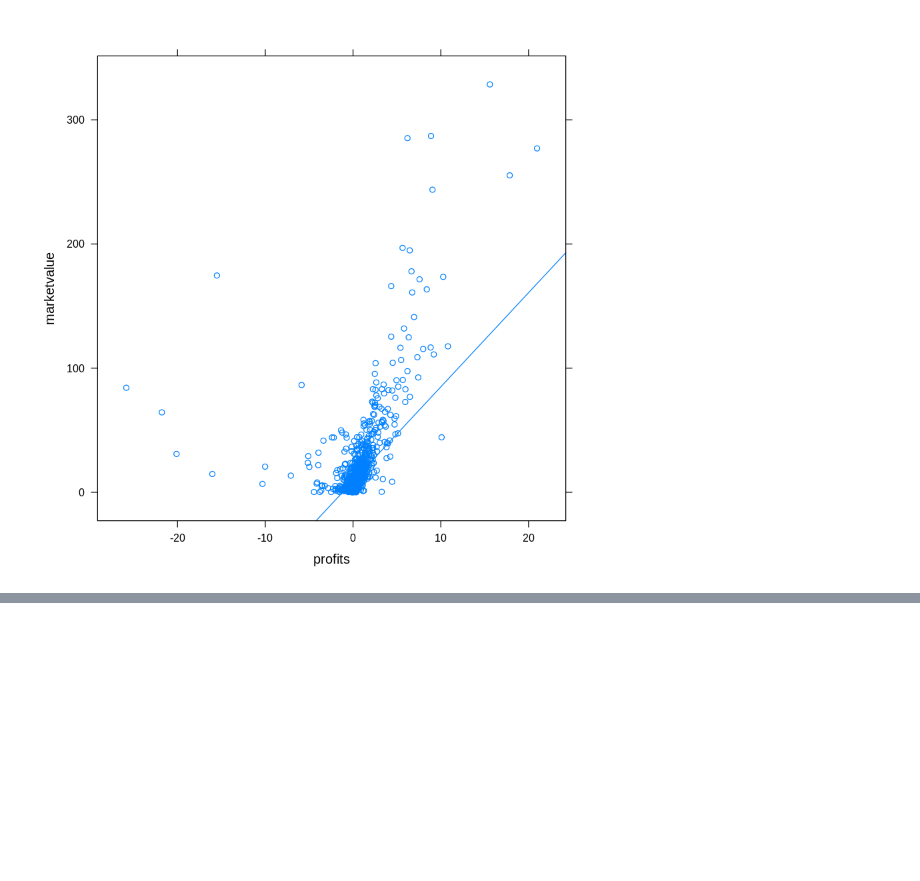
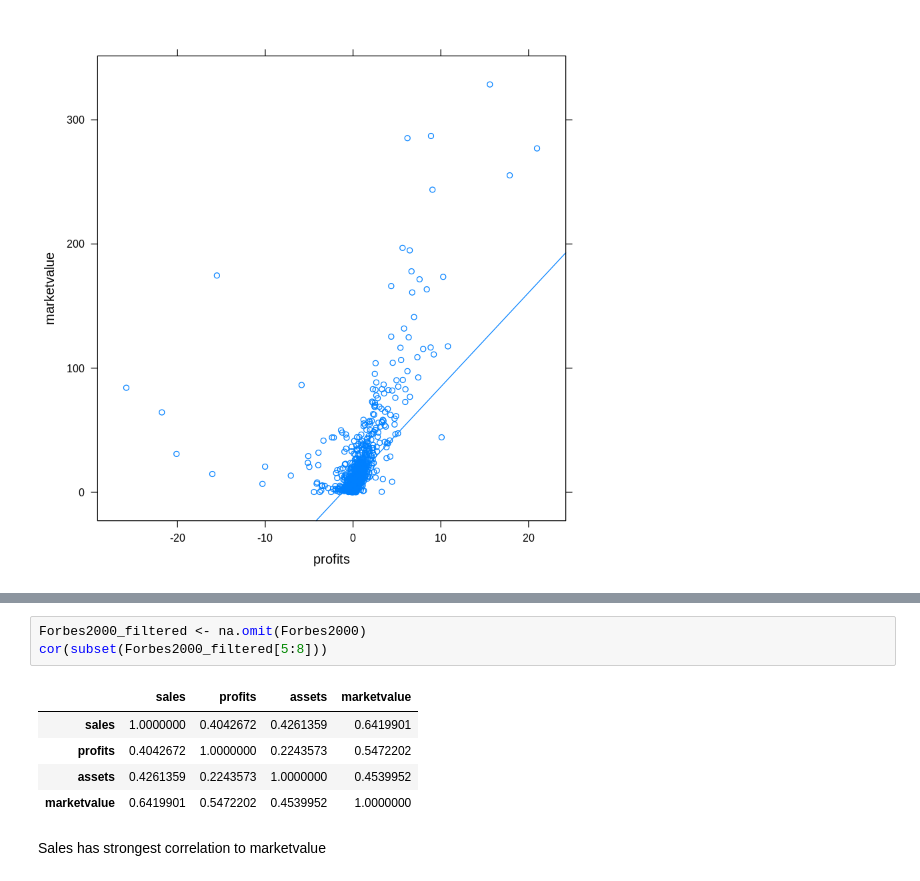
Before and after one commit to mkainula/ml-engineer, a Jupyter notebook: 01_Method_and_Tools/assignment.ipynb, the cells around one changed output, grey strips where cells are left out. Saved outputs shown, nothing was run; the diff lists cells and outputs as text; blank space fills up the shorter version.

```diff
--- a/01_Method_and_Tools/assignment.ipynb
+++ b/01_Method_and_Tools/assignment.ipynb
@@ -132,0 +150,11 @@ xyplot(marketvalue~profits, data = Forbes2000, t=c("p", "r"))
+# %%
+Forbes2000_filtered <- na.omit(Forbes2000)
+cor(subset(Forbes2000_filtered[5:8]))
+# %% [output]
+|  | sales | profits | assets | marketvalue |
+| sales | 1.0000000 | 0.4042672 | 0.4261359 | 0.6419901 |
+| profits | 0.4042672 | 1.0000000 | 0.2243573 | 0.5472202 |
+| assets | 0.4261359 | 0.2243573 | 1.0000000 | 0.4539952 |
+| marketvalue | 0.6419901 | 0.5472202 | 0.4539952 | 1.0000000 |
+# %% [markdown]
+Sales has strongest correlation to marketvalue
```
Also changed, not shown: parts of 14 cells of this notebook.
